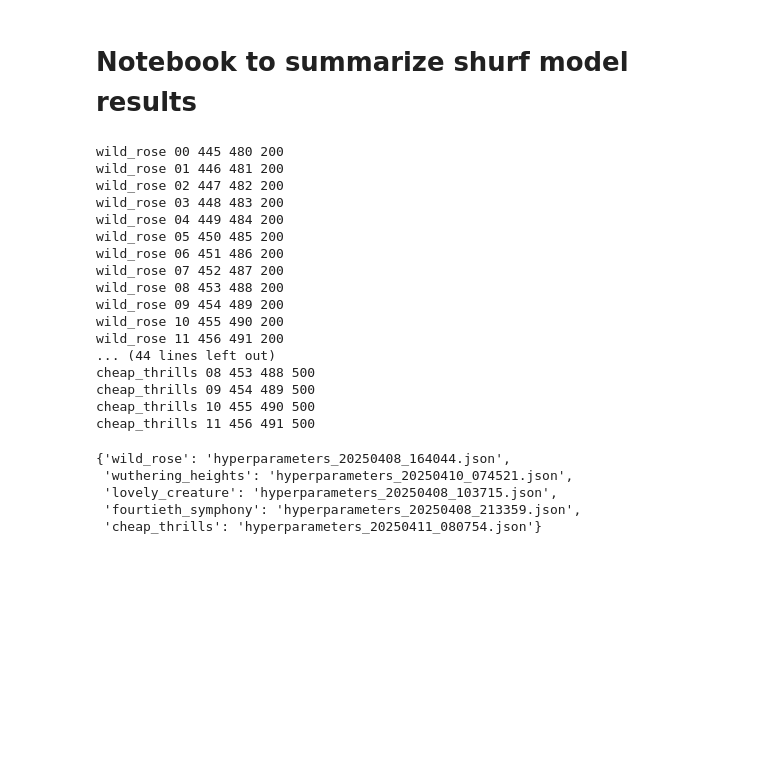
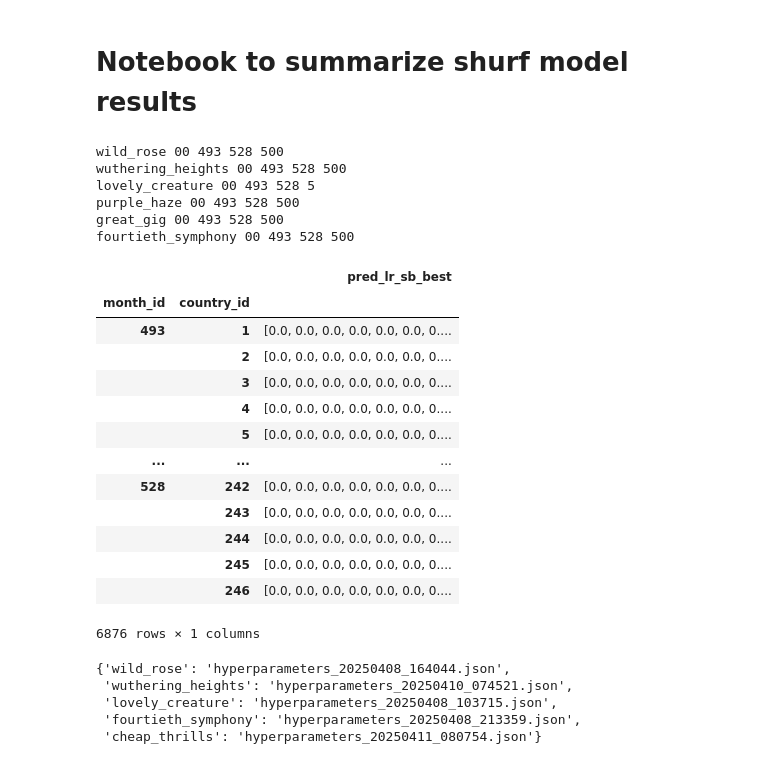
Before and after one commit to views-platform/views-models, a Jupyter notebook: notebooks/hh_shurfmodel.ipynb, the cells around one changed output. Cells and saved outputs as stored; diff of their text form; code cells hidden in the pictures; blank space fills up the shorter version.

```diff
--- a/notebooks/hh_shurfmodel.ipynb
+++ b/notebooks/hh_shurfmodel.ipynb
@@ -14,28 +14,36 @@ from sklearn.metrics import mean_absolute_error
 path = '/Users/havardhegre1/views-platform/views-models/models/'
 model_list = [
     {'name': 'wild_rose',
-    'stub': 'predictions_validation_20250408_164044_',
-    'weight': 200},
+    'stub': 'predictions_validation_20251008_225829_',
+    'weight': 500},
     {'name': 'wuthering_heights',
-    'stub': 'predictions_validation_20250410_074521_',
+    'stub': 'predictions_validation_20251009_111143_',
     'weight': 500},
     {'name': 'lovely_creature',
-    'stub': 'predictions_validation_20250408_103715_',
+    'stub': 'predictions_validation_20251008_090841_',
+    'weight': 500},
+    {'name': 'purple_haze',
+    'stub': 'predictions_validation_20251010_090625_',
+    'weight': 500},
+    {'name': 'great_gig',
+    'stub': 'predictions_validation_20251011_075859_',
     'weight': 500},
     {'name': 'fourtieth_symphony',
-    'stub': 'predictions_validation_20250408_213359_',
-    'weight': 100},
-    {'name': 'cheap_thrills',
-    'stub': 'predictions_validation_20250411_080754_',
-    'weight': 100},
+    'stub': 'predictions_validation_20251013_090203_',
+    'weight': 500},
+#    {'name': 'cheap_thrills',
+#    'stub': 'predictions_validation_20250411_080754_',
+#    'weight': 100},
 ]
 sequences = ['00', '01', '02', '03', '04', '05', '06', '07', '08', '09', '10', '11']
 
-number_of_sequences = len(sequences) # 12
-#number_of_sequences = 1 # For testing
+#number_of_sequences = len(sequences) # 12
+number_of_sequences = 1 # For testing
 
 number_of_models = len(model_list) # 5
 total_weight = sum([model['weight'] for model in model_list]) # 1600
+outcome = 'lr_sb_best'
+predcol = 'pred_' + outcome
 
 for model in model_list:
     filename = f"{path}{model['name']}/data/generated/{model['stub']}"
@@ -44,7 +52,11 @@ for model in model_list:
     for s in sequences[0:number_of_sequences]:
         df = pd.read_parquet(filename + f"{s}.parquet")
         try:
-            df.rename(columns={'pred_ln_sb_best': 'pred_sb_best'}, inplace=True)
+            df.rename(columns={'pred_ln_sb_best': predcol}, inplace=True)
+        except:
+            pass
+        try:
+            df.rename(columns={'pred_sb_best': predcol}, inplace=True)
         except:
             pass
         df_dict = {
@@ -56,23 +68,29 @@ for model in model_list:
         print(model['name'], s, df_dict['first_month'], df_dict['last_month'], df_dict['samples'])
         model['seq_data'].append(df_dict)
 # %% [output]
-wild_rose 00 445 480 200
-wild_rose 01 446 481 200
-wild_rose 02 447 482 200
-wild_rose 03 448 483 200
-wild_rose 04 449 484 200
-wild_rose 05 450 485 200
-wild_rose 06 451 486 200
-wild_rose 07 452 487 200
-wild_rose 08 453 488 200
-wild_rose 09 454 489 200
-wild_rose 10 455 490 200
-wild_rose 11 456 491 200
-... (44 lines left out)
-cheap_thrills 08 453 488 500
-cheap_thrills 09 454 489 500
-cheap_thrills 10 455 490 500
-cheap_thrills 11 456 491 500
+wild_rose 00 493 528 500
+wuthering_heights 00 493 528 500
+lovely_creature 00 493 528 5
+purple_haze 00 493 528 500
+great_gig 00 493 528 500
+fourtieth_symphony 00 493 528 500
+# %%
+model_list[-1]['seq_data'][-1]['data']
+# %% [output]
+|  |  | pred_lr_sb_best |
+| month_id | country_id |  |
+| 493 | 1 | [0.0, 0.0, 0.0, 0.0, 0.0, 0.0, 0.... |
+|  | 2 | [0.0, 0.0, 0.0, 0.0, 0.0, 0.0, 0.... |
+|  | 3 | [0.0, 0.0, 0.0, 0.0, 0.0, 0.0, 0.... |
+|  | 4 | [0.0, 0.0, 0.0, 0.0, 0.0, 0.0, 0.... |
+|  | 5 | [0.0, 0.0, 0.0, 0.0, 0.0, 0.0, 0.... |
+| ... | ... | ... |
+| 528 | 242 | [0.0, 0.0, 0.0, 0.0, 0.0, 0.0, 0.... |
+|  | 243 | [0.0, 0.0, 0.0, 0.0, 0.0, 0.0, 0.... |
+|  | 244 | [0.0, 0.0, 0.0, 0.0, 0.0, 0.0, 0.... |
+|  | 245 | [0.0, 0.0, 0.0, 0.0, 0.0, 0.0, 0.... |
+|  | 246 | [0.0, 0.0, 0.0, 0.0, 0.0, 0.0, 0.... |
+6876 rows × 1 columns
 # %%
 config_hyperparameters = {
     'wild_rose': 'hyperparameters_20250408_164044.json',
```
Also changed, not shown: parts of 51 cells of this notebook, 26 other files.
